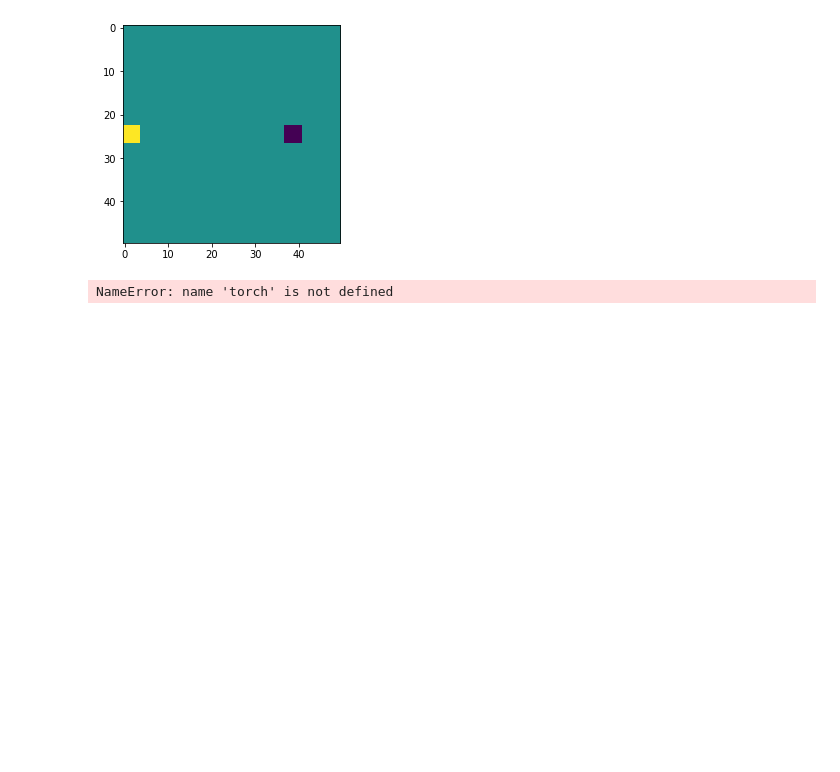
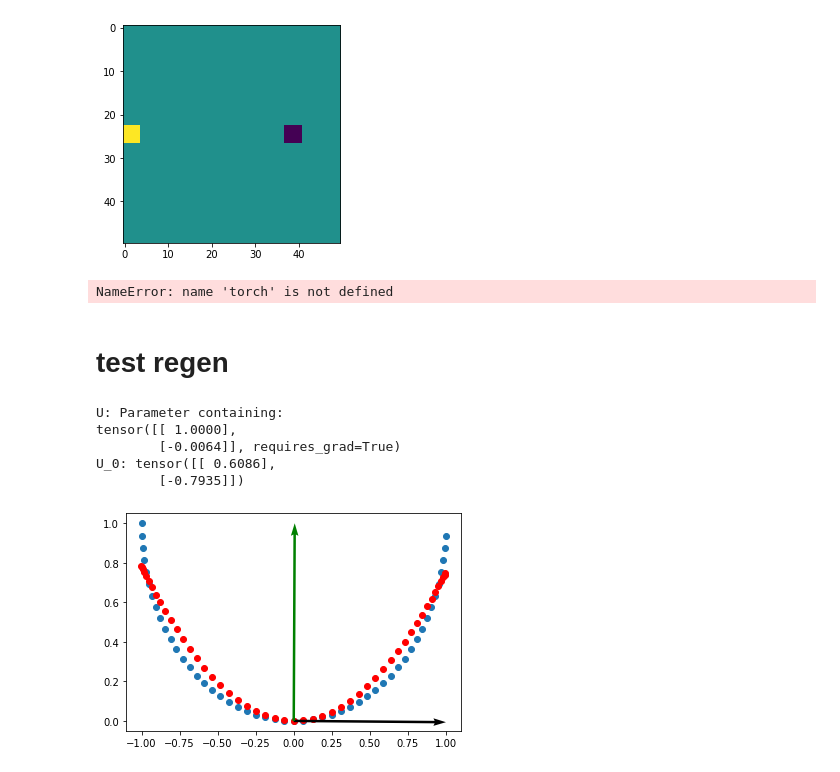
Before and after one commit to michael-psenka/manifold-linearization, a Jupyter notebook: test_files/cc_test.ipynb, the cells around one changed output. Cells and saved outputs as stored; diff of their text form; code cells hidden in the pictures; blank space fills up the shorter version.

```diff
--- a/test_files/cc_test.ipynb
+++ b/test_files/cc_test.ipynb
@@ -1276,3 +1291,77 @@ print(f'min: {filters[1,:,:].min()} max: {filters[1,:,:].max()}')
 plt.show()
 # %% [output]
 NameError: name 'torch' is not defined
+# %% [markdown]
+# test regen
+# %%
+N = 50
+X = torch.zeros(N, 2)
+# half circle
+for i in range(N):
+    X[i, 0] = np.cos(np.pi*i/N + np.pi)
+    X[i, 1] = np.sin(np.pi*i/N + np.pi)
+
+X = X + torch.Tensor([0, 1])
+X.requires_grad = True
+U_0 = torch.randn(2, 1)
+U_0 = U_0 / torch.norm(U_0, p=2)
+# print(f'U_0: {U_0}')
+U = torch.nn.Parameter(U_0.clone())
+U.requires_grad = True
+# V = Variable(torch.randn(2, 1), requires_grad=True)
+# alpha = Variable(torch.randn(1, 1), requires_grad=True)
+
+opt_U = optim.SGD([U], lr=1)
+# opt_V = optim.SGD([V], lr=0.001)
+# opt_alpha = optim.SGD([alpha], lr=0.001)
+
+with trange(1000, unit="iters") as pbar:
+	for i in pbar:
+		opt_U.zero_grad()
+		# opt_V.zero_grad()
+		# opt_alpha.zero_grad()
+		XU = X @ U
+		XU2 = XU.pow(2)
+		X_perp = X - XU @ U.T
+
+		# least squares solution for V, note automatically orthogonal to U
+		# with torch.no_grad():
+		V = ((XU2.T@XU2).inverse() @ (XU2.T@X_perp)).T
+
+		loss = 0.5*(X_perp - XU2@V.T).pow(2).mean()
+		# loss = (U).pow(2).mean()
+		loss.backward()
+
+		opt_U.step()
+		# print('outer iter')
+
+		# if i % 100 == 1:
+			# print(f'loss: {loss.item()}')
+
+		pbar.set_postfix({"loss": loss.item(), "gradnorm": (U.grad - U@U.T@U.grad).norm().item()})
+
+		with torch.no_grad():
+			U.data = U.data / torch.norm(U.data, p=2)
+
+# print(f'U: {U}')
+# print(f'U_0: {U_0}')
+
+
+X = X.detach()
+U = U.detach()
+V = V.detach()
+XU = X@U
+Z = (XU@U.T + (XU).pow(2)@V.T).detach().numpy()
+plt.scatter(X[:, 0], X[:,1])
+plt.scatter(Z[:, 0], Z[:,1], c='r')
+plt.quiver(0, 0, U[0], U[1], scale_units='xy', angles='xy',scale=1)
+V = V / V.norm()
+plt.quiver(0, 0, V[0], V[1], scale_units='xy', angles='xy',scale=1, color='g')
+plt.show()
+# %% [output]
+U: Parameter containing:
+tensor([[ 1.0000],
+        [-0.0064]], requires_grad=True)
+U_0: tensor([[ 0.6086],
+        [-0.7935]])
+[figure, added]
```
Also changed, not shown: parts of 4 cells of this notebook.
